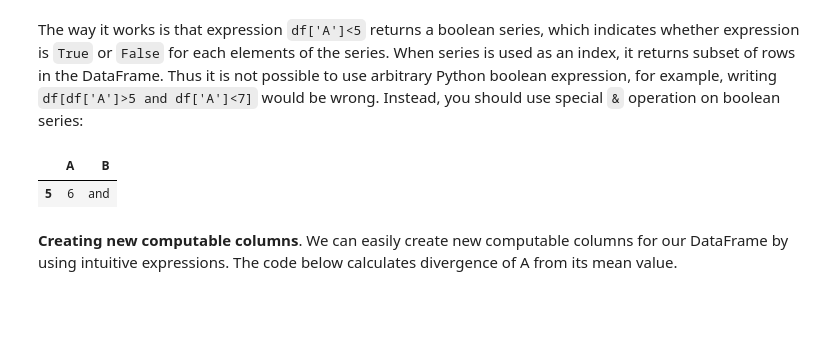
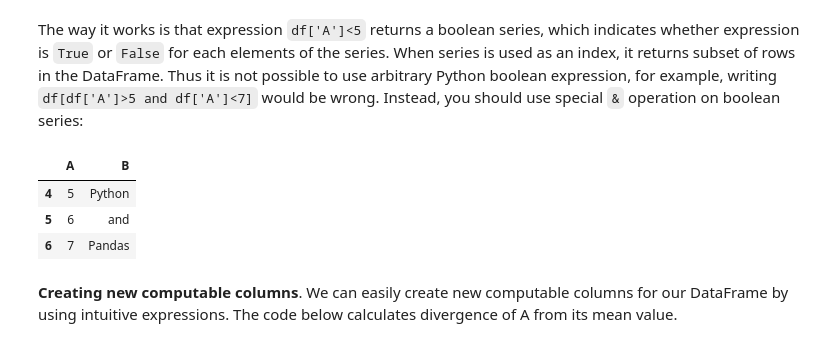
Before and after one commit to pickle1997/Data-Science-For-Beginners, a Jupyter notebook: 2-Working-With-Data/07-python/notebook.ipynb, the cells around one changed output. Drawn from its saved outputs; the diff is of its cells as text; code cells hidden in the pictures; blank space fills up the shorter version.

```diff
--- a/2-Working-With-Data/07-python/notebook.ipynb
+++ b/2-Working-With-Data/07-python/notebook.ipynb
@@ -178,10 +178,12 @@ df[df['A']<5]
 # %% [markdown]
 The way it works is that expression `df['A']<5` returns a boolean series, which indicates whether expression is `True` or `False` for each elements of the series. When series is used as an index, it returns subset of rows in the DataFrame. Thus it is not possible to use arbitrary Python boolean expression, for example, writing `df[df['A']>5 and df['A']<7]` would be wrong. Instead, you should use special `&` operation on boolean series:
 # %%
-df[(df['A']>5) & (df['A']<7)]
+df[(df['A']>=5) & (df['A']<=7)]
 # %% [output]
 |  | A | B |
+| 4 | 5 | Python |
 | 5 | 6 | and |
+| 6 | 7 | Pandas |
 # %% [markdown]
 **Creating new computable columns**. We can easily create new computable columns for our DataFrame by using intuitive expressions. The code below calculates divergence of A from its mean value.
 # %%
```
Also changed, not shown: parts of 5 cells of this notebook.
